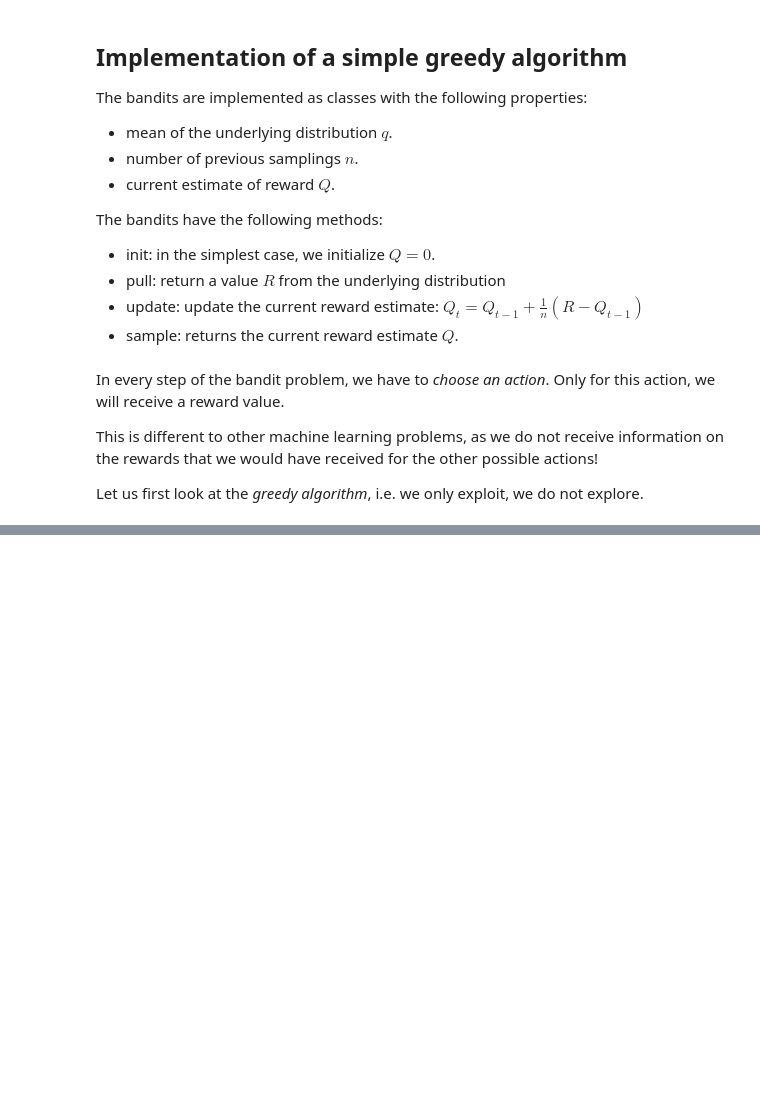
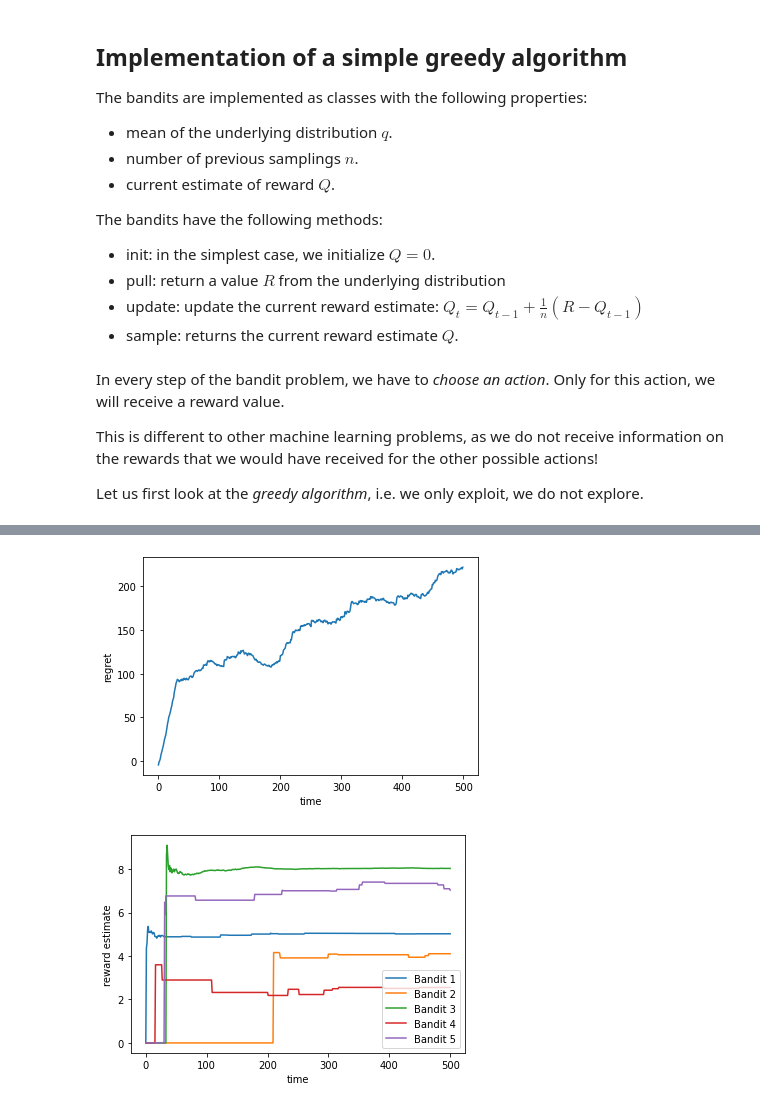
Before and after one commit to gbusch/contextual-bandits, a Jupyter notebook: 01_bandits.ipynb, the cells around one changed output, grey strips where cells are left out. Cells and saved outputs as stored; diff of their text form; code cells hidden in the pictures; blank space fills up the shorter version.

```diff
--- a/01_bandits.ipynb
+++ b/01_bandits.ipynb
@@ -85,0 +134,42 @@ plt.show()
+# %%
+from bandit import Bandit
+mean_rewards = [5, 4, 8, 3, 7]
+testbed = [Bandit(mr) for mr in mean_rewards]
+
+EPSILON = 0.1
+N_TRIALS = 500
+
+sum_reward = 0
+rewards = np.ndarray((N_TRIALS +1, len(testbed)))
+regret = np.ndarray((N_TRIALS,))
+
+estimated_rewards = [bandit.sample() for bandit in testbed]
+rewards[0, :] = estimated_rewards
+for n in range(N_TRIALS):
+    if np.random.random() < EPSILON:
+        bandit = testbed[int(np.random.random() * len(testbed))]
+    else:
+        bandit = testbed[np.argmax(estimated_rewards)]
+    R = bandit.pull()
+    sum_reward += R
+    bandit.update(R)
+    estimated_rewards = [bandit.sample() for bandit in testbed]
+    rewards[n + 1, :] = estimated_rewards
+    regret[n] = n * max(mean_rewards) - sum_reward
+
+plt.figure()
+plt.plot(regret)
+plt.xlabel("time")
+plt.ylabel("regret")
+plt.show()
+
+plt.figure()
+for b in range(rewards.shape[1]):
+    plt.plot(rewards[:, b], label=f'Bandit {b+1}')
+plt.legend()
+plt.xlabel("time")
+plt.ylabel("reward estimate")
+plt.show()
+# %% [output]
+[figure, added]
+[figure, added]
```
Also changed, not shown: parts of 12 cells of this notebook, 5 other files.
